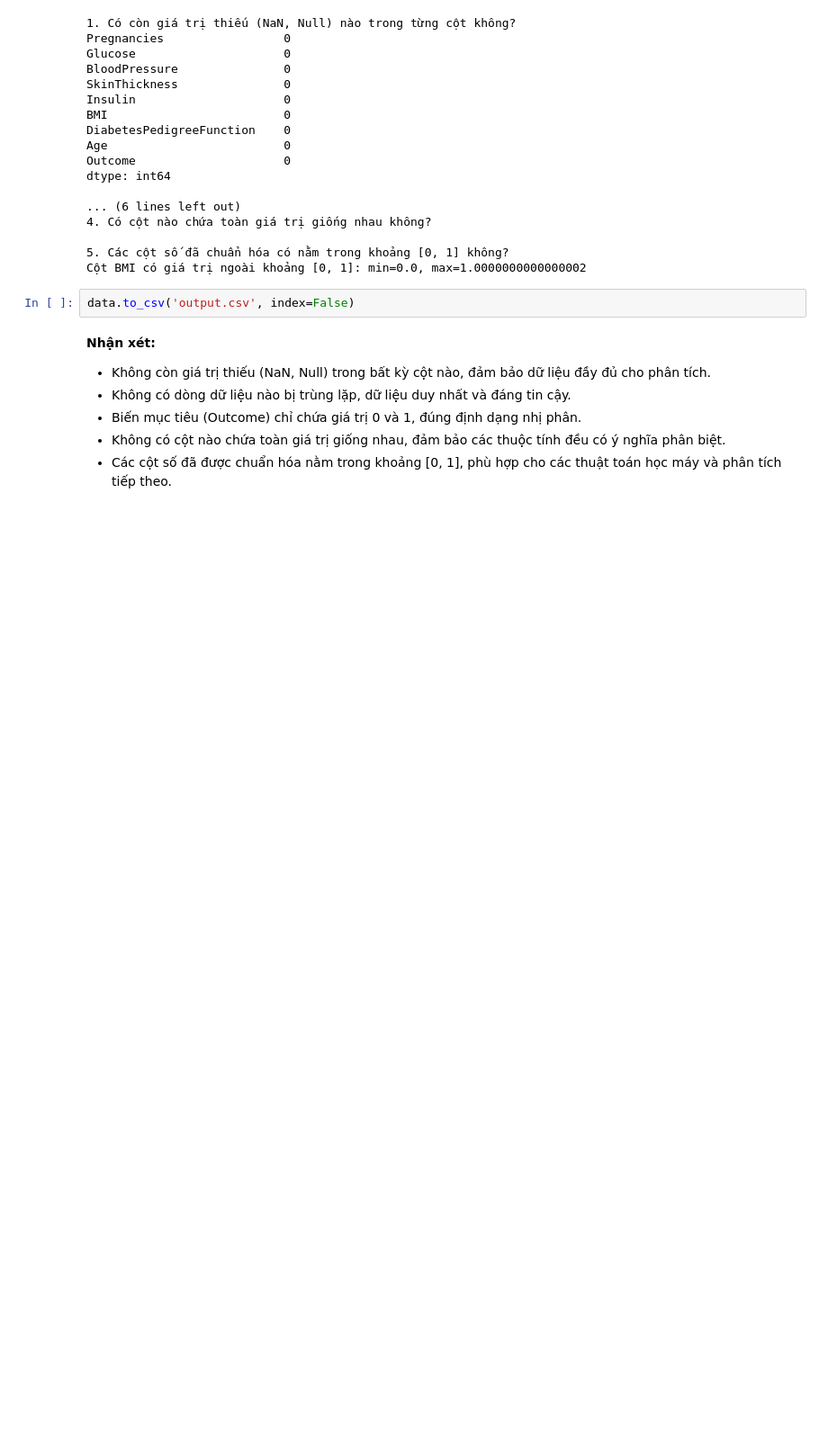
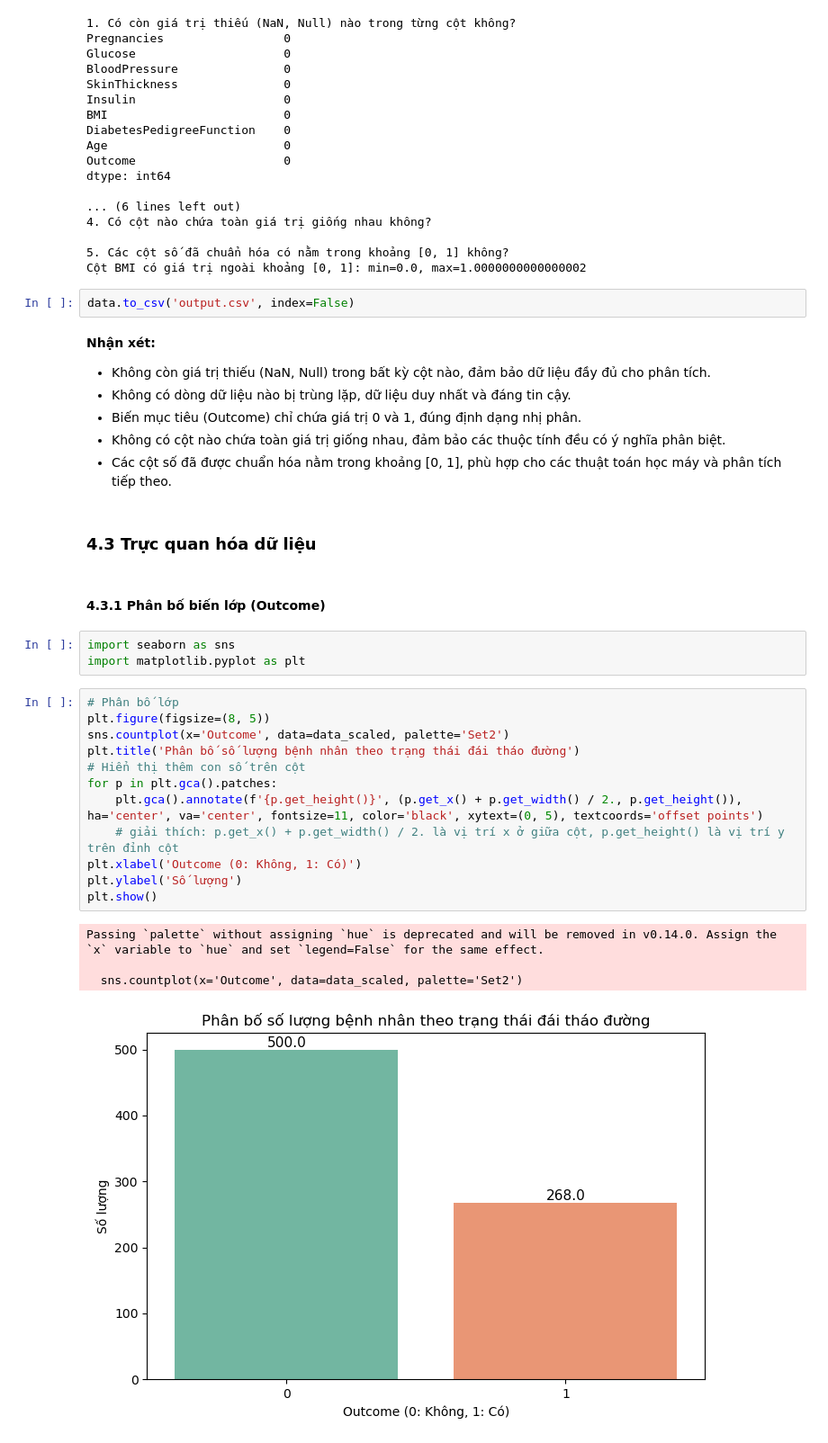
Before and after one commit to NKhanh0908/SGU_PTDL_TEAM_2025, a Jupyter notebook: Lab3/code/pima-indian-diabetes.ipynb, the cells around one changed output. Shown at 90% size. Saved outputs shown, nothing was run; the diff lists cells and outputs as text; blank space fills up the shorter version.

```diff
--- a/Lab3/code/pima-indian-diabetes.ipynb
+++ b/Lab3/code/pima-indian-diabetes.ipynb
@@ -506,3 +506,27 @@ data.to_csv('output.csv', index=False)
 - Biến mục tiêu (Outcome) chỉ chứa giá trị 0 và 1, đúng định dạng nhị phân.
 - Không có cột nào chứa toàn giá trị giống nhau, đảm bảo các thuộc tính đều có ý nghĩa phân biệt.
 - Các cột số đã được chuẩn hóa nằm trong khoảng [0, 1], phù hợp cho các thuật toán học máy và phân tích tiếp theo.
+# %% [markdown]
+### 4.3 Trực quan hóa dữ liệu
+# %% [markdown]
+#### 4.3.1 Phân bố biến lớp (Outcome)
+# %%
+import seaborn as sns
+import matplotlib.pyplot as plt
+# %%
+# Phân bố lớp
+plt.figure(figsize=(8, 5))
+sns.countplot(x='Outcome', data=data_scaled, palette='Set2')
+plt.title('Phân bố số lượng bệnh nhân theo trạng thái đái tháo đường')
+# Hiển thị thêm con số trên cột
+for p in plt.gca().patches:
+    plt.gca().annotate(f'{p.get_height()}', (p.get_x() + p.get_width() / 2., p.get_height()), ha='center', va='center', fontsize=11, color='black', xytext=(0, 5), textcoords='offset points')
+    # giải thích: p.get_x() + p.get_width() / 2. là vị trí x ở giữa cột, p.get_height() là vị trí y trên đỉnh cột
+plt.xlabel('Outcome (0: Không, 1: Có)')
+plt.ylabel('Số lượng')
+plt.show()
+# %% [output]
+Passing `palette` without assigning `hue` is deprecated and will be removed in v0.14.0. Assign the `x` variable to `hue` and set `legend=False` for the same effect.
+
+  sns.countplot(x='Outcome', data=data_scaled, palette='Set2')
+[figure, added]
```
Also changed, not shown: parts of 17 cells of this notebook.
